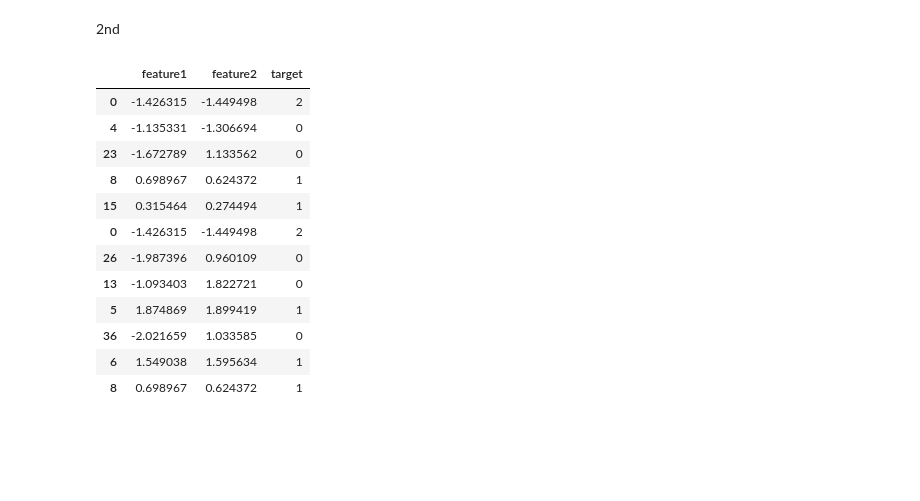
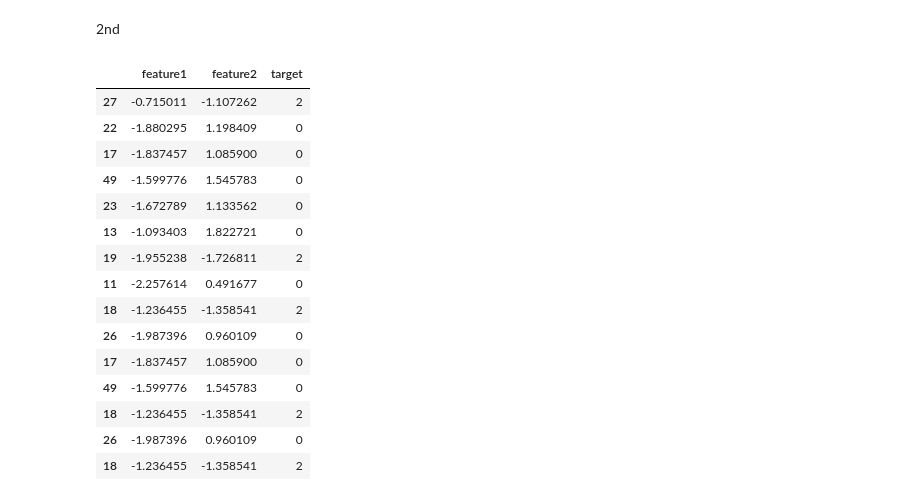
Before and after one commit to Khushi130404/Ensemble-Learning, a Jupyter notebook: Bagging_Ensemble/bagging_learning.ipynb, the cells around one changed output. Drawn from its saved outputs; the diff is of its cells as text; code cells hidden in the pictures; blank space fills up the shorter version.

```diff
--- a/Bagging_Ensemble/bagging_learning.ipynb
+++ b/Bagging_Ensemble/bagging_learning.ipynb
@@ -82,24 +85,27 @@ evaluate(dt1,x,y)
 # %% [markdown]
 2nd
 # %%
-df_bag = df_train.sample(12,replace=True)
+df_bag = df_train.sample(15,replace=True)
 x = df_bag.drop(columns=['target'])
 y = df_bag['target']
 df_bag
 # %% [output]
 |  | feature1 | feature2 | target |
-| 0 | -1.426315 | -1.449498 | 2 |
-| 4 | -1.135331 | -1.306694 | 0 |
+| 27 | -0.715011 | -1.107262 | 2 |
+| 22 | -1.880295 | 1.198409 | 0 |
+| 17 | -1.837457 | 1.085900 | 0 |
+| 49 | -1.599776 | 1.545783 | 0 |
 | 23 | -1.672789 | 1.133562 | 0 |
-| 8 | 0.698967 | 0.624372 | 1 |
-| 15 | 0.315464 | 0.274494 | 1 |
-| 0 | -1.426315 | -1.449498 | 2 |
+| 13 | -1.093403 | 1.822721 | 0 |
+| 19 | -1.955238 | -1.726811 | 2 |
+| 11 | -2.257614 | 0.491677 | 0 |
+| 18 | -1.236455 | -1.358541 | 2 |
 | 26 | -1.987396 | 0.960109 | 0 |
-| 13 | -1.093403 | 1.822721 | 0 |
-| 5 | 1.874869 | 1.899419 | 1 |
-| 36 | -2.021659 | 1.033585 | 0 |
-| 6 | 1.549038 | 1.595634 | 1 |
-| 8 | 0.698967 | 0.624372 | 1 |
+| 17 | -1.837457 | 1.085900 | 0 |
+| 49 | -1.599776 | 1.545783 | 0 |
+| 18 | -1.236455 | -1.358541 | 2 |
+| 26 | -1.987396 | 0.960109 | 0 |
+| 18 | -1.236455 | -1.358541 | 2 |
 # %%
 dt2 = DecisionTreeClassifier()
 evaluate(dt2,x,y)
```
Also changed, not shown: parts of 6 cells of this notebook.
